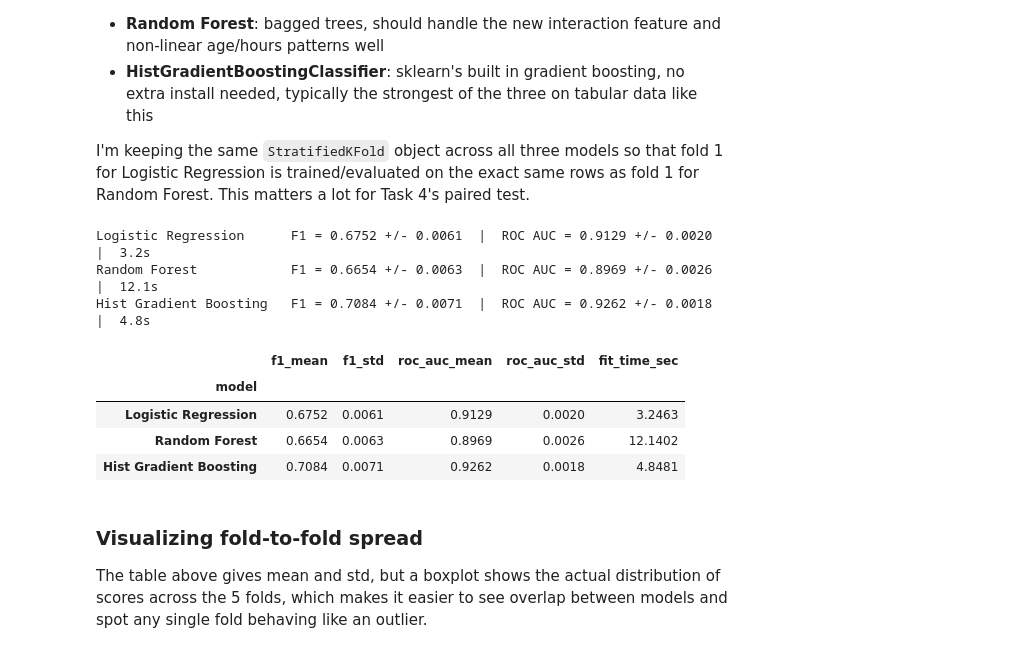
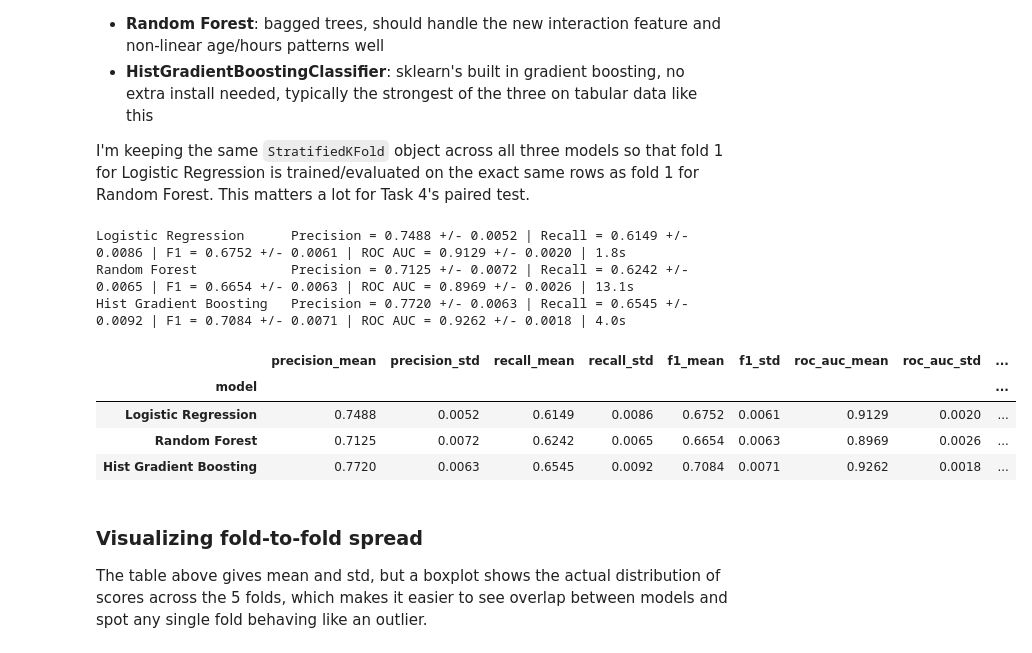
Before and after one commit to Dev-Squad-2-0/rania-shoaib, a Jupyter notebook: Week-4/Day-3/week4_day3_adult_income.ipynb, the cells around one changed output. Cells and saved outputs as stored; diff of their text form; code cells hidden in the pictures.

```diff
--- a/Week-4/Day-3/week4_day3_adult_income.ipynb
+++ b/Week-4/Day-3/week4_day3_adult_income.ipynb
@@ -889,50 +854,67 @@ from sklearn.ensemble import RandomForestClassifier, HistGradientBoostingClassif
 import time
 
 cv = StratifiedKFold(n_splits=5, shuffle=True, random_state=RANDOM_STATE)
 
 candidate_models = {
     "Logistic Regression": LogisticRegression(solver="lbfgs", max_iter=1000, random_state=RANDOM_STATE),
     "Random Forest": RandomForestClassifier(n_estimators=300, random_state=RANDOM_STATE, n_jobs=-1),
     "Hist Gradient Boosting": HistGradientBoostingClassifier(random_state=RANDOM_STATE),
 }
 
-scoring = {"f1": "f1", "roc_auc": "roc_auc"}
+scoring = {
+    "precision": "precision",
+    "recall": "recall",
+    "f1": "f1",
+    "roc_auc": "roc_auc",
+}
 
 cv_results = {}
 cv_summary_rows = []
 
 for name, clf in candidate_models.items():
     pipe = Pipeline([
         ("feature_engineering", feature_engineer),
         ("preprocessing", preprocessor_fe),
         ("clf", clf),
     ])
     start = time.time()
     scores = cross_validate(pipe, X_train_fe_input, y_train, cv=cv, scoring=scoring, n_jobs=-1)
     elapsed = time.time() - start
 
     cv_results[name] = scores
     cv_summary_rows.append({
-        "model": name,
-        "f1_mean": scores["test_f1"].mean(), "f1_std": scores["test_f1"].std(),
-        "roc_auc_mean": scores["test_roc_auc"].mean(), "roc_auc_std": scores["test_roc_auc"].std(),
-        "fit_time_sec": elapsed,
-    })
-    print(f"{name:24s} F1 = {scores['test_f1'].mean():.4f} +/- {scores['test_f1'].std():.4f}  |  "
-          f"ROC AUC = {scores['test_roc_auc'].mean():.4f} +/- {scores['test_roc_auc'].std():.4f}  |  "
-          f"{elapsed:.1f}s")
+    "model": name,
+    "precision_mean": scores["test_precision"].mean(),
+    "precision_std": scores["test_precision"].std(),
+    "recall_mean": scores["test_recall"].mean(),
+    "recall_std": scores["test_recall"].std(),
+    "f1_mean": scores["test_f1"].mean(),
+    "f1_std": scores["test_f1"].std(),
+    "roc_auc_mean": scores["test_roc_auc"].mean(),
+    "roc_auc_std": scores["test_roc_auc"].std(),
+    "fit_time_sec": elapsed,
+})
+    print(
+    f"{name:24s} "
+    f"Precision = {scores['test_precision'].mean():.4f} +/- {scores['test_precision'].std():.4f} | "
+    f"Recall = {scores['test_recall'].mean():.4f} +/- {scores['test_recall'].std():.4f} | "
+    f"F1 = {scores['test_f1'].mean():.4f} +/- {scores['test_f1'].std():.4f} | "
+    f"ROC AUC = {scores['test_roc_auc'].mean():.4f} +/- {scores['test_roc_auc'].std():.4f} | "
+    f"{elapsed:.1f}s"
+)
+
 
 cv_summary_df = pd.DataFrame(cv_summary_rows).set_index("model").round(4)
 cv_summary_df
 # %% [output]
-Logistic Regression      F1 = 0.6752 +/- 0.0061  |  ROC AUC = 0.9129 +/- 0.0020  |  3.2s
-Random Forest            F1 = 0.6654 +/- 0.0063  |  ROC AUC = 0.8969 +/- 0.0026  |  12.1s
-Hist Gradient Boosting   F1 = 0.7084 +/- 0.0071  |  ROC AUC = 0.9262 +/- 0.0018  |  4.8s
+Logistic Regression      Precision = 0.7488 +/- 0.0052 | Recall = 0.6149 +/- 0.0086 | F1 = 0.6752 +/- 0.0061 | ROC AUC = 0.9129 +/- 0.0020 | 1.8s
+Random Forest            Precision = 0.7125 +/- 0.0072 | Recall = 0.6242 +/- 0.0065 | F1 = 0.6654 +/- 0.0063 | ROC AUC = 0.8969 +/- 0.0026 | 13.1s
+Hist Gradient Boosting   Precision = 0.7720 +/- 0.0063 | Recall = 0.6545 +/- 0.0092 | F1 = 0.7084 +/- 0.0071 | ROC AUC = 0.9262 +/- 0.0018 | 4.0s
-|  | f1_mean | f1_std | roc_auc_mean | roc_auc_std | fit_time_sec |
-| model |  |  |  |  |  |
-| Logistic Regression | 0.6752 | 0.0061 | 0.9129 | 0.0020 | 3.2463 |
-| Random Forest | 0.6654 | 0.0063 | 0.8969 | 0.0026 | 12.1402 |
-| Hist Gradient Boosting | 0.7084 | 0.0071 | 0.9262 | 0.0018 | 4.8481 |
+|  | precision_mean | precision_std | recall_mean | recall_std | f1_mean | f1_std | roc_auc_mean | roc_auc_std | ... |
+| model |  |  |  |  |  |  |  |  | ... |
+| Logistic Regression | 0.7488 | 0.0052 | 0.6149 | 0.0086 | 0.6752 | 0.0061 | 0.9129 | 0.0020 | ... |
+| Random Forest | 0.7125 | 0.0072 | 0.6242 | 0.0065 | 0.6654 | 0.0063 | 0.8969 | 0.0026 | ... |
+| Hist Gradient Boosting | 0.7720 | 0.0063 | 0.6545 | 0.0092 | 0.7084 | 0.0071 | 0.9262 | 0.0018 | ... |
 # %% [markdown]
 ### Visualizing fold-to-fold spread
 
```
Also changed, not shown: parts of 16 cells of this notebook, 3 other files.
